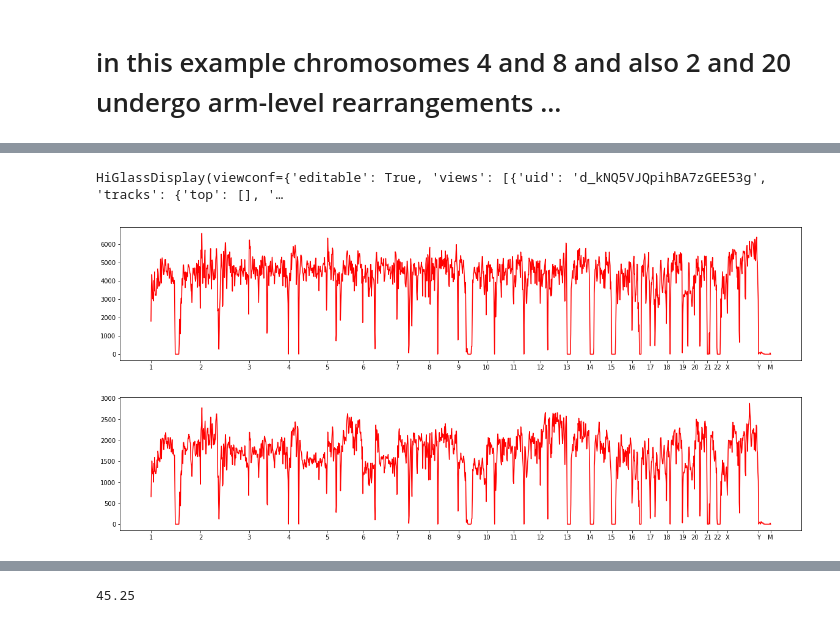
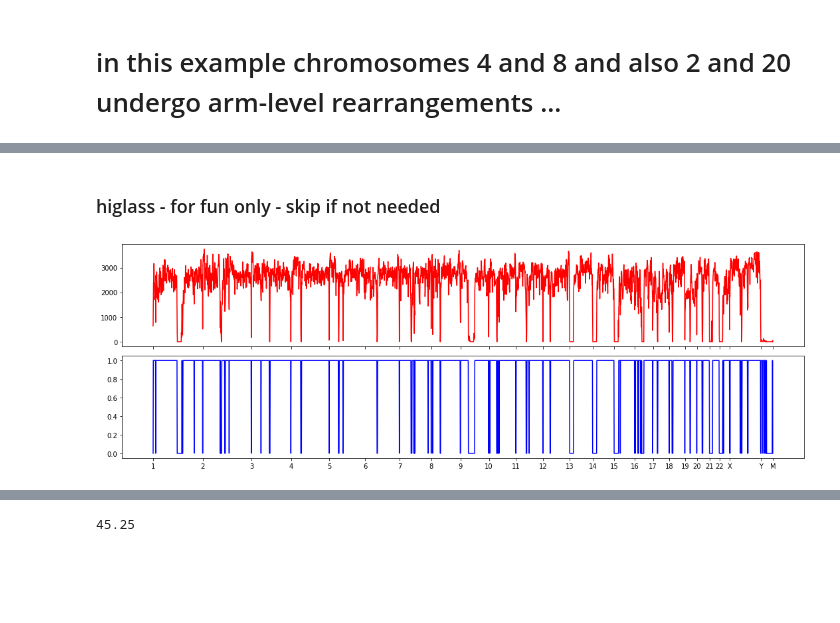
Before and after one commit to dekkerlab/experimental, a Jupyter notebook: notebooks/Rearrangements.ipynb, the cells around one changed output, grey strips where cells are left out. Drawn from its saved outputs; the diff is of its cells as text; code cells hidden in the pictures; blank space fills up the shorter version.

Commit message:
kinda-balanced coverage, pairs per chrompair expanded

```diff
--- a/notebooks/Rearrangements.ipynb
+++ b/notebooks/Rearrangements.ipynb
@@ -77,3 +77,5 @@ sam6b = cooler.Cooler("/home/venevs/Cancer/Sample6b_iso2p_4-6.1Mb.mcool::/resolu
+# %% [markdown]
+### higlass - for fun only - skip if not needed
 # %%
 from higlass.client import View, Track
 from higlass.tilesets import cooler
@@ -84,19 +86,21 @@ ts2 = cooler('/home/venevs/Cancer/Sample11_4p-8q_2p-20q.1Mb.mcool')
 ts3 = cooler("/home/venevs/Cancer/Sample6a_iso2p_4-6_5-X.1Mb.mcool")
 ts4 = cooler("/home/venevs/Cancer/Sample6b_iso2p_4-6.1Mb.mcool")
 
-tr1 = Track('heatmap', tileset=ts1,file_url="http://vangogh.ad.umassmed.edu:9090/api/v1",height=340)
-tr2 = Track('heatmap', tileset=ts2,file_url="http://vangogh.ad.umassmed.edu:9090/api/v1",height=340)
-tr3 = Track('heatmap', tileset=ts3,file_url="http://vangogh.ad.umassmed.edu:9090/api/v1",height=340)
-tr4 = Track('heatmap', tileset=ts4,file_url="http://vangogh.ad.umassmed.edu:9090/api/v1",height=340)
+# port has to be different from the one notebook is running on:
+glass_port = 9090
+
+# somehow server vs file_url makes a difference, when doing this ...
+tr1 = Track('heatmap', tileset=ts1,server=f"http://vangogh.ad.umassmed.edu:{glass_port}/api/v1",height=340)
+tr2 = Track('heatmap', tileset=ts2,server=f"http://vangogh.ad.umassmed.edu:{glass_port}/api/v1",height=340)
+tr3 = Track('heatmap', tileset=ts3,server=f"http://vangogh.ad.umassmed.edu:{glass_port}/api/v1",height=340)
+tr4 = Track('heatmap', tileset=ts4,server=f"http://vangogh.ad.umassmed.edu:{glass_port}/api/v1",height=340)
 
 view1 = View([tr1],x=0,y=0,width=6,height=24)
 view2 = View([tr2],x=6,y=0,width=6,height=24)
 view3 = View([tr3],x=0,y=12,width=6,height=24)
 view4 = View([tr4],x=6,y=12,width=6,height=24)
-display, server, viewconf = higlass.display([view1,view2,view3,view4],host="0.0.0.0",server_port=9090)
+display, server, viewconf = higlass.display([view1,view2,view3,view4],host="0.0.0.0",server_port=glass_port)
 
 display
-# %% [output]
-HiGlassDisplay(viewconf={'editable': True, 'views': [{'uid': 'd_kNQ5VJQpihBA7zGEE53g', 'tracks': {'top': [], '…
 # %%
 #! cooltools compute-expected -t cis --no-balance /home/venevs/Cancer/Sample6a_iso2p_4-6_5-X.1Mb.cool
@@ -105,27 +109,41 @@ HiGlassDisplay(viewconf={'editable': True, 'views': [{'uid': 'd_kNQ5VJQpihBA7zGE
 # %%
 from cooltools import coverage
+# %%
+ # this is just a little helper function to
+# get a "balanced" coverage, from a cooler
+# a an arbitrary weight column ...
+
+def get_rebalanced_cov(clr,weights):
+    mat = clr.matrix(balance=False)[:]
+    # fill diags with zeros - otherwise balancing is not good
+    mat = numutils.fill_diag(mat, 0, i=0)
+    mat = numutils.fill_diag(mat, 0, i=1)
+    mat = numutils.fill_diag(mat, 0, i=-1)
+    #
+    return np.nansum(
+            mat*np.outer(weights,weights),
+            axis=0
+        )
 # %%
 cov = coverage.get_coverage(ctr,ignore_diags=1)
 
-plt.plot((cov[1]),'r-')
-fig = plt.gcf()
-ax = plt.gca()
+# "balanced" coverage ...
+ctr_w = ctr.bins()["weight"][:]
+cov_bal = get_rebalanced_cov(ctr,ctr_w)
 
-fig.set_size_inches(20,4)
 
-_ = ax.set_xticks(ctr.bins()[:].groupby("chrom")["start"].idxmin().values)
-_ = ax.set_xticklabels(ctr.chromnames)
+f,(axup,axbot) = plt.subplots(nrows=2,sharex=True,tight_layout=True)
+
+axup.plot(cov[1],'r-')
+axbot.plot(cov_bal,'b-')
+# fig = plt.gcf()
+# ax = plt.gca()
+
+f.set_size_inches(15,5)
+
+_ = axup.set_xticks(ctr.bins()[:].groupby("chrom")["start"].idxmin().values)
+_ = axup.set_xticklabels(ctr.chromnames)
+_ = axbot.set_xticks(ctr.bins()[:].groupby("chrom")["start"].idxmin().values)
+_ = axbot.set_xticklabels(ctr.chromnames)
 # %% [output]
-[figure, old version]
+[figure, new version]
-# %%
-cov = coverage.get_coverage(sam6a,ignore_diags=1)
-
-plt.plot((cov[1]),'r-')
-fig = plt.gcf()
-ax = plt.gca()
-fig.set_size_inches(20,4)
-
-_ = ax.set_xticks(sam6a.bins()[:].groupby("chrom")["start"].idxmin().values)
-_ = ax.set_xticklabels(sam6a.chromnames)
-# %% [output]
-[figure, removed]
```
Also changed, not shown: parts of 28 cells of this notebook, 1 other file.
